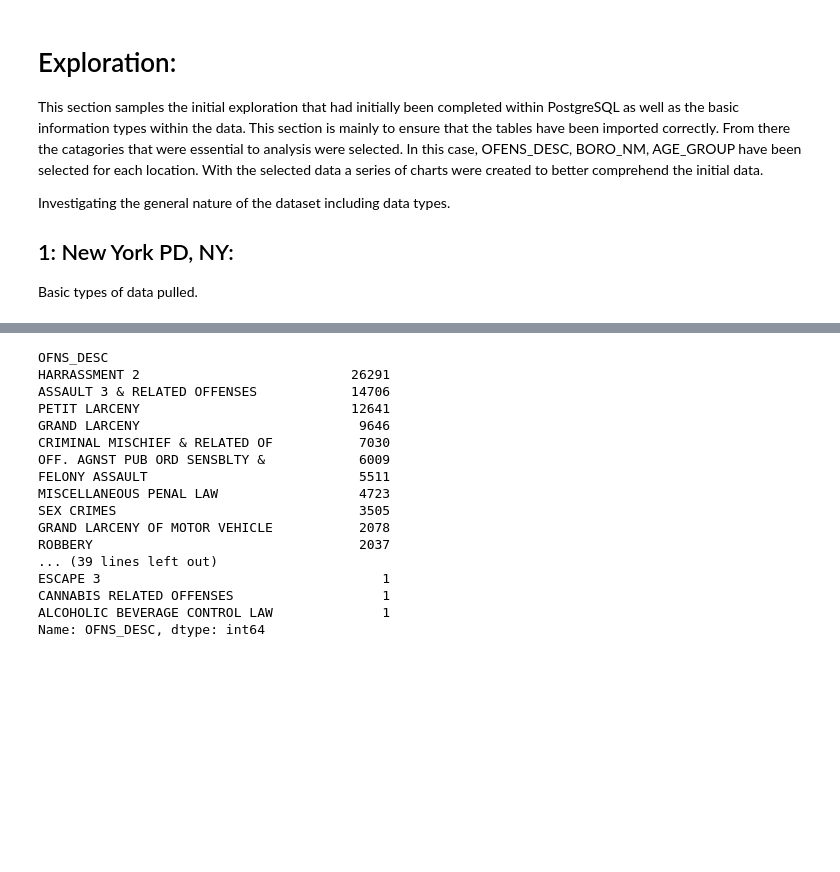
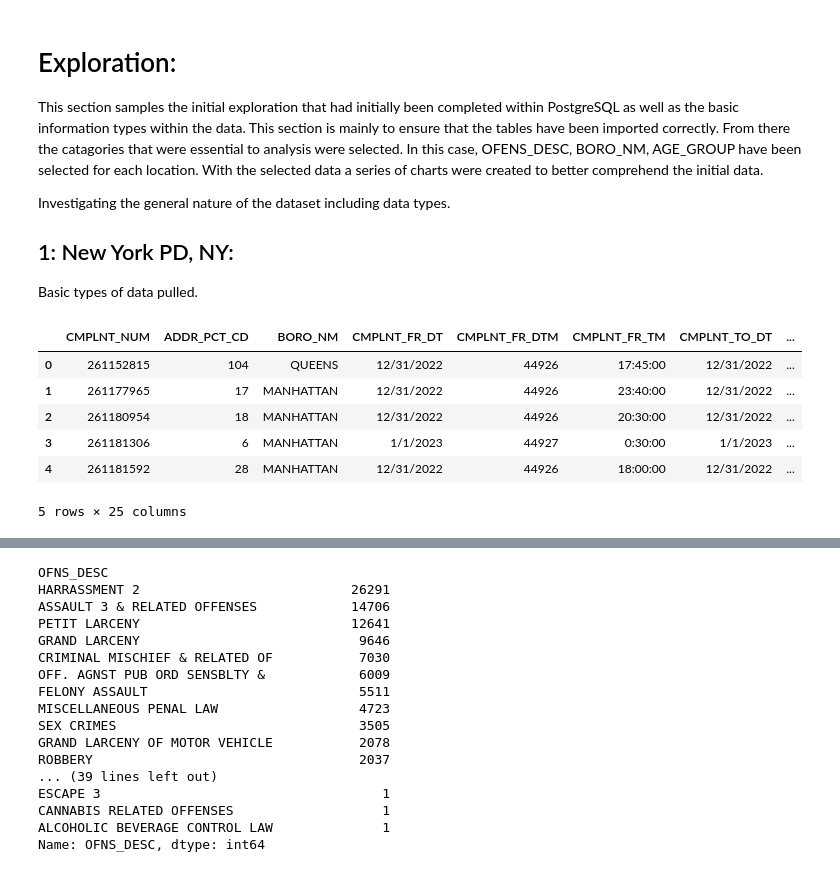
Before and after one commit to accoffin12/CrimeVictimAnalysis_Capstone, a Jupyter notebook: Crime Victim Data Exploration Analysis.ipynb, the cells around one changed output, grey strips where cells are left out. Cells and saved outputs as stored; diff of their text form; code cells hidden in the pictures; blank space fills up the shorter version.

```diff
--- a/Crime Victim Data Exploration Analysis.ipynb
+++ b/Crime Victim Data Exploration Analysis.ipynb
@@ -45,6 +45,16 @@ Investigating the general nature of the dataset including data types.
 
 ## 1: New York PD, NY:
 Basic types of data pulled.
+# %%
+NYPD.head(5)
+# %% [output]
+|  | CMPLNT_NUM | ADDR_PCT_CD | BORO_NM | CMPLNT_FR_DT | CMPLNT_FR_DTM | CMPLNT_FR_TM | CMPLNT_TO_DT | ... |
+| 0 | 261152815 | 104 | QUEENS | 12/31/2022 | 44926 | 17:45:00 | 12/31/2022 | ... |
+| 1 | 261177965 | 17 | MANHATTAN | 12/31/2022 | 44926 | 23:40:00 | 12/31/2022 | ... |
+| 2 | 261180954 | 18 | MANHATTAN | 12/31/2022 | 44926 | 20:30:00 | 12/31/2022 | ... |
+| 3 | 261181306 | 6 | MANHATTAN | 1/1/2023 | 44927 | 0:30:00 | 1/1/2023 | ... |
+| 4 | 261181592 | 28 | MANHATTAN | 12/31/2022 | 44926 | 18:00:00 | 12/31/2022 | ... |
+5 rows × 25 columns
 # %%
 NYPD.describe()
 # %% [output]
```
Also changed, not shown: parts of 6 cells of this notebook.
